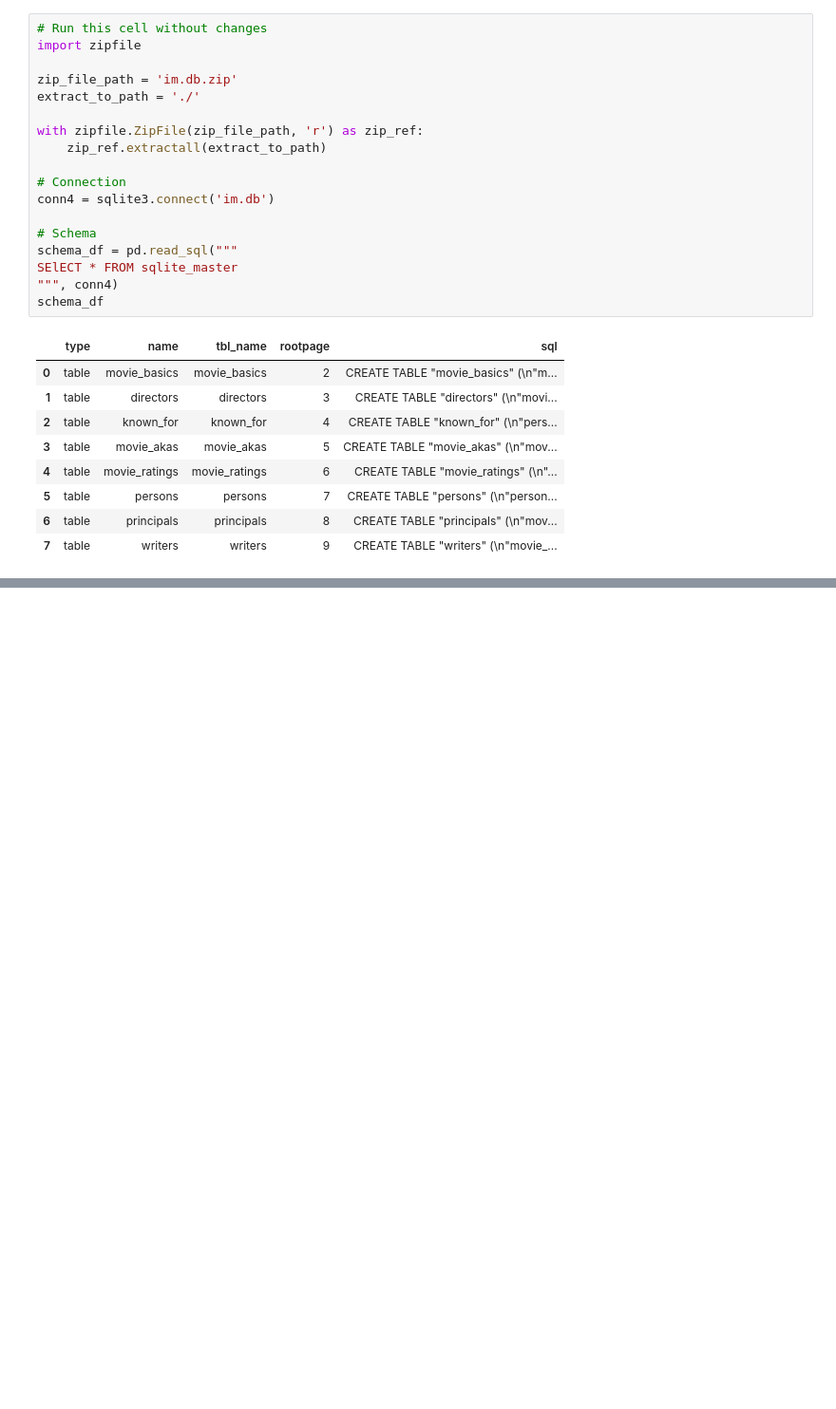
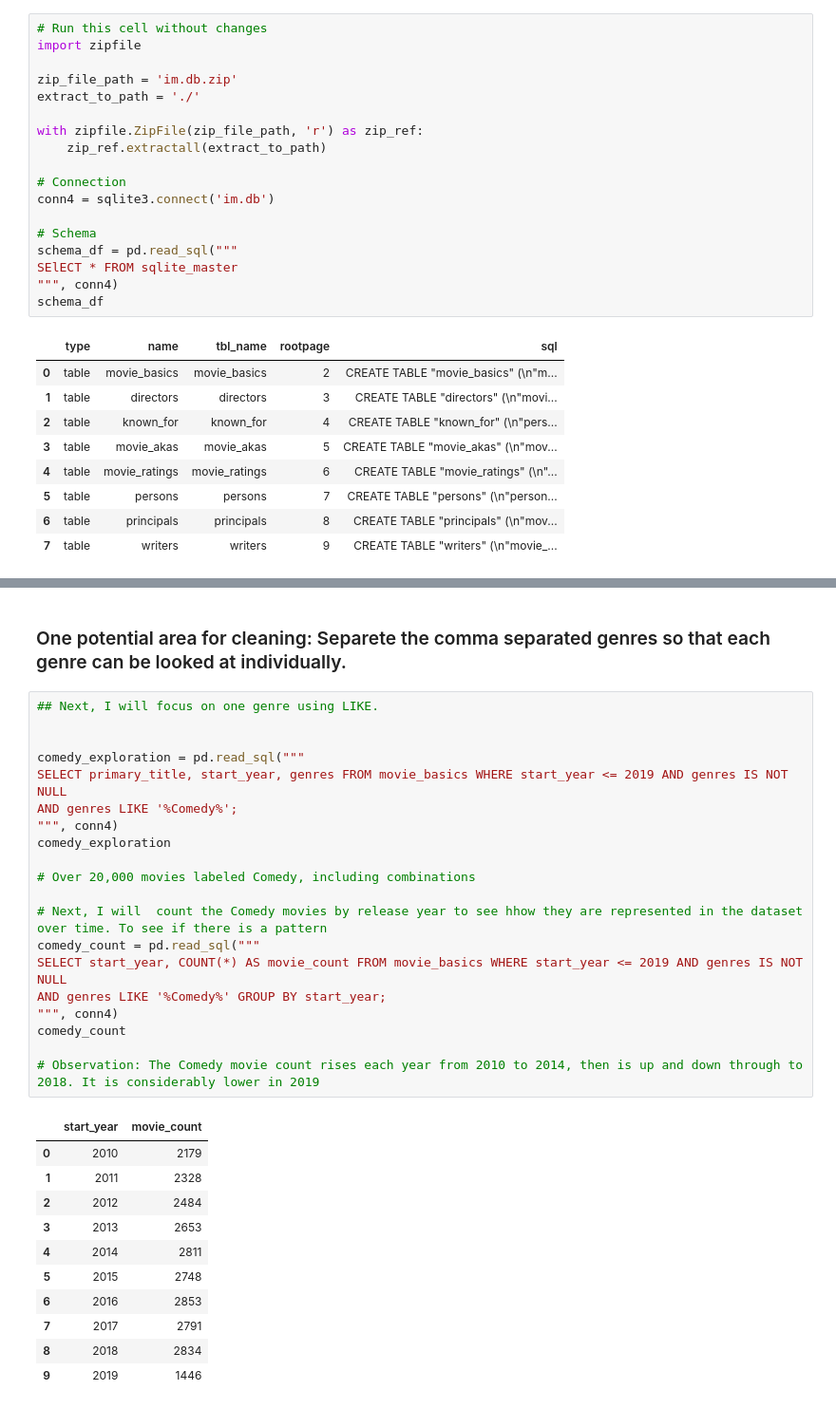
Before and after one commit to AmirAden15/dsc-sql-summative-lab, a Jupyter notebook: SQLSummativeLab.ipynb, the cells around one changed output, grey strips where cells are left out. Shown at 95% size. Drawn from its saved outputs; the diff is of its cells as text; blank space fills up the shorter version.

```diff
--- a/SQLSummativeLab.ipynb
+++ b/SQLSummativeLab.ipynb
@@ -417,0 +446,34 @@ None
+# %% [markdown]
+### One potential area for cleaning: Separete the comma separated genres so that each genre can be looked at individually.
+# %%
+## Next, I will focus on one genre using LIKE.
+
+
+comedy_exploration = pd.read_sql("""
+SELECT primary_title, start_year, genres FROM movie_basics WHERE start_year <= 2019 AND genres IS NOT NULL
+AND genres LIKE '%Comedy%';
+""", conn4)
+comedy_exploration
+
+# Over 20,000 movies labeled Comedy, including combinations
+
+# Next, I will  count the Comedy movies by release year to see hhow they are represented in the dataset over time. To see if there is a pattern
+comedy_count = pd.read_sql("""
+SELECT start_year, COUNT(*) AS movie_count FROM movie_basics WHERE start_year <= 2019 AND genres IS NOT NULL
+AND genres LIKE '%Comedy%' GROUP BY start_year;
+""", conn4)
+comedy_count
+
+# Observation: The Comedy movie count rises each year from 2010 to 2014, then is up and down through to 2018. It is considerably lower in 2019
+# %% [output]
+|  | start_year | movie_count |
+| 0 | 2010 | 2179 |
+| 1 | 2011 | 2328 |
+| 2 | 2012 | 2484 |
+| 3 | 2013 | 2653 |
+| 4 | 2014 | 2811 |
+| 5 | 2015 | 2748 |
+| 6 | 2016 | 2853 |
+| 7 | 2017 | 2791 |
+| 8 | 2018 | 2834 |
+| 9 | 2019 | 1446 |
```
Also changed, not shown: parts of 6 cells of this notebook.
